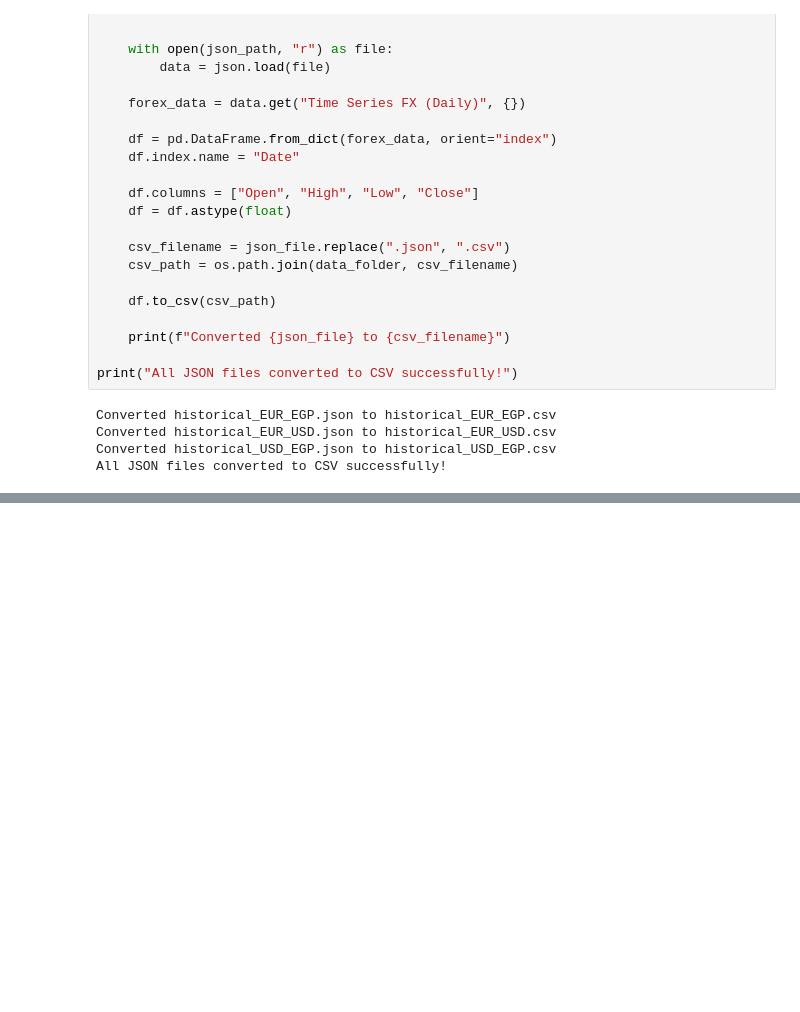
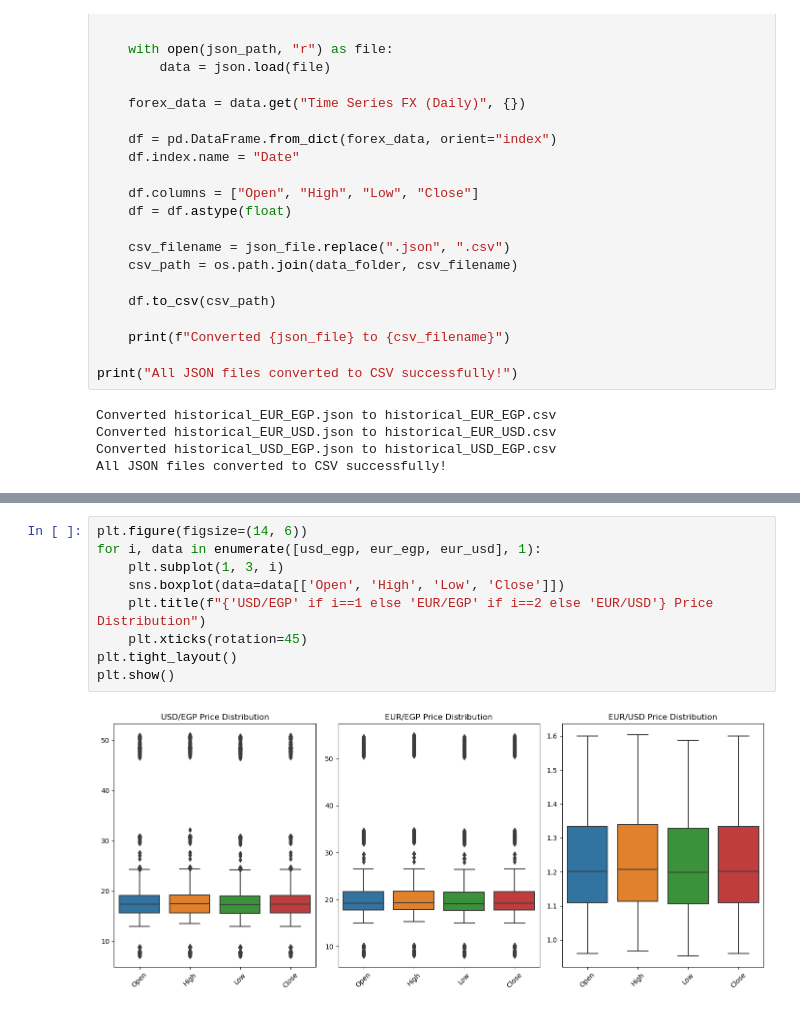
Before and after one commit to Anwaribra/Real-time-Forex-Data-Pipeline, a Jupyter notebook: data_cleaning.ipynb, the cells around one changed output, grey strips where cells are left out. Saved outputs shown, nothing was run; the diff lists cells and outputs as text; blank space fills up the shorter version.

```diff
--- a/data_cleaning.ipynb
+++ b/data_cleaning.ipynb
@@ -52,0 +67,11 @@ df.head()
+# %%
+plt.figure(figsize=(14, 6))
+for i, data in enumerate([usd_egp, eur_egp, eur_usd], 1):
+    plt.subplot(1, 3, i)
+    sns.boxplot(data=data[['Open', 'High', 'Low', 'Close']])
+    plt.title(f"{'USD/EGP' if i==1 else 'EUR/EGP' if i==2 else 'EUR/USD'} Price Distribution")
+    plt.xticks(rotation=45)
+plt.tight_layout()
+plt.show()
+# %% [output]
+[figure, added]
```
Also changed, not shown: parts of 9 cells of this notebook.
